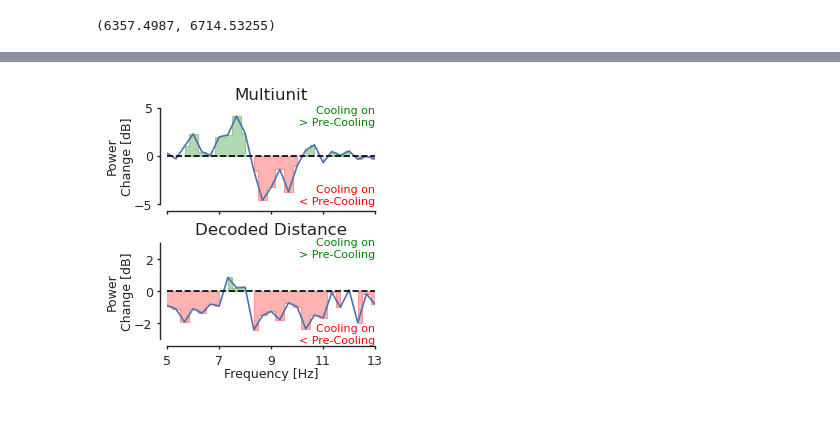
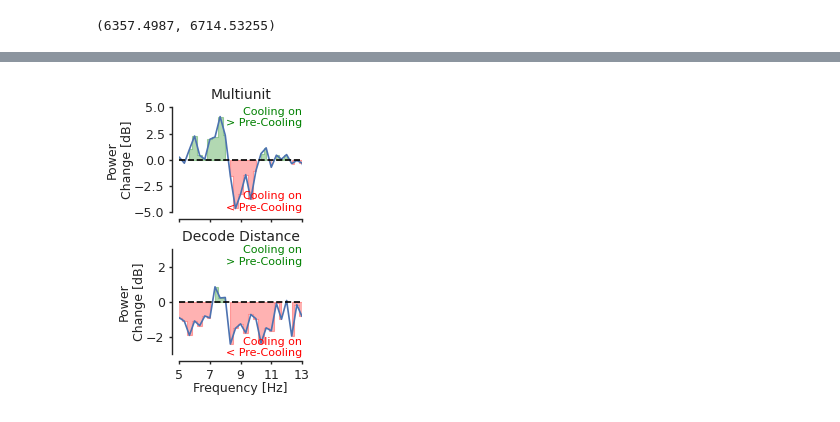
Before and after one commit to LorenFrankLab/spyglass-paper, a Jupyter notebook: notebooks/figure5/MS2220180629_sorted_decode.ipynb, the cells around one changed output, grey strips where cells are left out. Saved outputs shown, nothing was run; the diff lists cells and outputs as text; code cells hidden in the pictures.

```diff
--- a/notebooks/figure5/MS2220180629_sorted_decode.ipynb
+++ b/notebooks/figure5/MS2220180629_sorted_decode.ipynb
@@ -632,8 +616,14 @@ ahead_behind_distance_stats = pd.DataFrame(
 mobility_types = ["run"]
 trial_types = ["Pre-Cooling", "Cooling on", "Cooling off", "Post-Cooling"]
 
-fig, axes = plt.subplots(2, 1,
-    figsize=(0.9 * paper_plotting.TWO_COLUMN / 2, 3.0), constrained_layout=True
+fig, axes = plt.subplots(
+    2,
+    1,
+    figsize=(
+        0.9 * paper_plotting.TWO_COLUMN / 3,
+        paper_plotting.PAGE_HEIGHT * 0.25 + paper_plotting.TWO_COLUMN / 3 * 0.3,
+    ),
+    constrained_layout=True,
 )
 sns.despine(offset=5, ax=axes[0])
 for mobility_type in mobility_types:
@@ -675,7 +665,7 @@ for mobility_type in mobility_types:
     axes[0].set_xticks([])
     axes[0].set_ylim((8, 14))
     axes[0].set_yticks([8, 10, 12, 14])
-    axes[0].set_ylabel("Decode\nDistance\n[cm]", rotation=0, labelpad=20, va="center")
+    axes[0].set_ylabel("Decode\nDistance\n[cm]")
 
 sns.despine(offset=5, ax=axes[1])
 for mobility_type in mobility_types:
@@ -720,10 +710,10 @@ for mobility_type in mobility_types:
         color="black",
     )
     axes[1].set_xticklabels(
-        ax.get_xticklabels(), rotation=45, horizontalalignment="right"
+        trial_types, rotation=45, horizontalalignment="right"
     )
-    axes[1].set_ylabel("Decode\nSpeed\n[m/s]", rotation=0, labelpad=20, va="center")
+    axes[1].set_ylabel("Decode\nSpeed\n[m/s]")
 
 
-paper_plotting.save_figure("figure_5_buzsaki_distance_speed")
+paper_plotting.save_figure("figure5_buzsaki_distance_speed")
 # %% [output]
@@ -736,7 +726,10 @@ fig, axes = plt.subplots(
     1,
     sharex=True,
     constrained_layout=True,
-    figsize=(0.9 * paper_plotting.TWO_COLUMN / 2, 3.0),
+    figsize=(
+        0.9 * paper_plotting.TWO_COLUMN / 3,
+        paper_plotting.PAGE_HEIGHT * 0.25 + paper_plotting.TWO_COLUMN / 3 * 0.3,
+    ),
 )
 
 time_window_duration = 3.000
@@ -828,7 +821,7 @@ axes[0].set_xlim((5, 13))
 axes[0].set_ylim((-5, 5))
 axes[0].axhline(0.0, color="black", linestyle="--")
 axes[0].set_ylabel("Power\nChange [dB]")
-axes[0].set_title("Multiunit", fontsize=12)
+axes[0].set_title("Multiunit", fontsize=10)
 
 ahead_behind_power = multitaper_connectivity(
     ahead_behind_distance[:, None],
@@ -896,33 +889,33 @@ axes[1].fill_between(
 
 axes[1].text(
     13,
     2,
     "Cooling on\n> Pre-Cooling",
     color="green",
     fontsize=8,
     ha="right",
     va="bottom",
 )
 axes[1].text(
     13,
     -2,
     "Cooling on\n< Pre-Cooling",
     color="red",
     fontsize=8,
     ha="right",
     va="top",
 )
 
 axes[1].set_xlim((5, 13))
 axes[1].set_ylim((-3, 3))
 axes[1].axhline(0.0, color="black", linestyle="--")
 axes[1].set_xlabel("Frequency [Hz]")
 axes[1].set_ylabel("Power\nChange [dB]")
-axes[1].set_title("Decoded Distance", fontsize=12)
+axes[1].set_title("Decode Distance", fontsize=10)
 axes[1].set_xticks([5, 7, 9, 11, 13])
 
 sns.despine(offset=5)
 
-paper_plotting.save_figure("figure_5_buzsaki_power")
+paper_plotting.save_figure("figure5_buzsaki_power")
 # %% [output]
-[figure, old version]
+[figure, new version]
```
Also changed, not shown: parts of 14 cells of this notebook, 8 other files.
